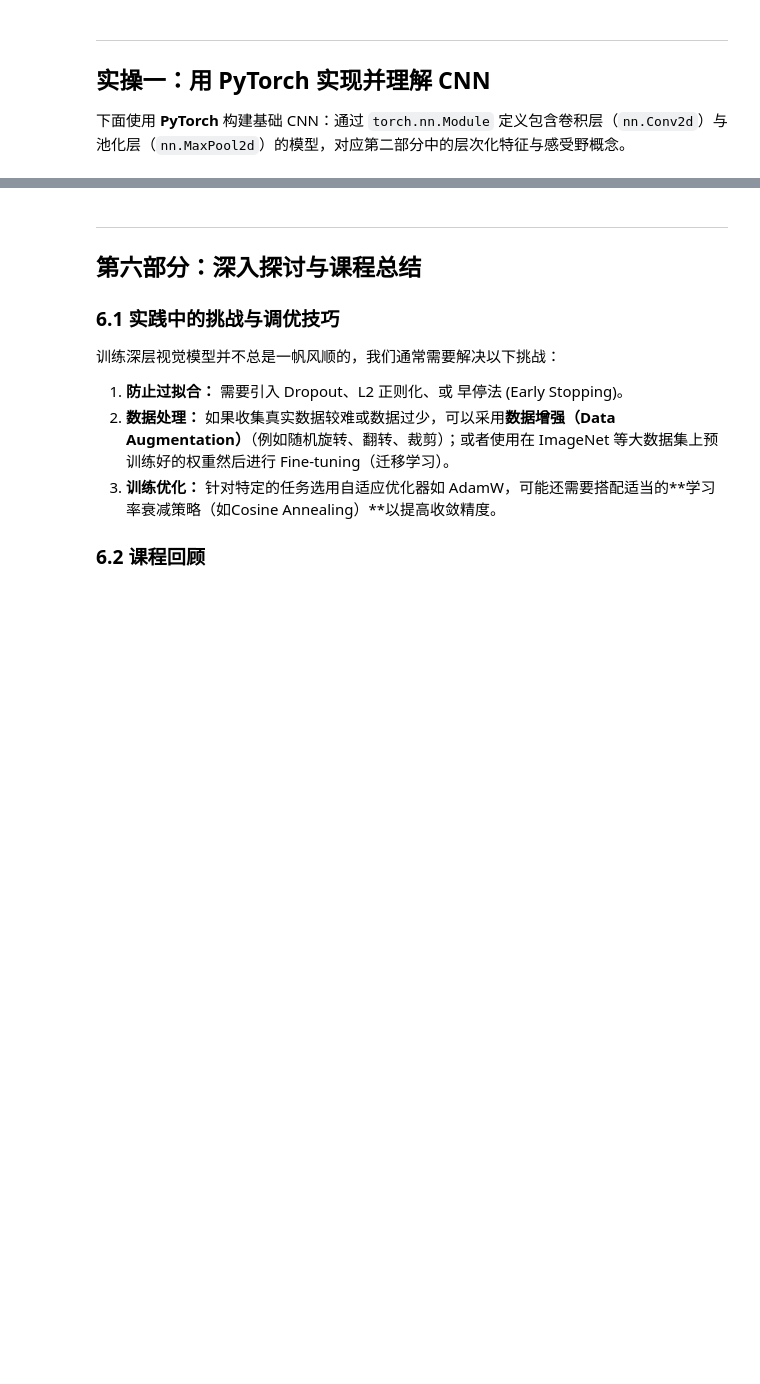
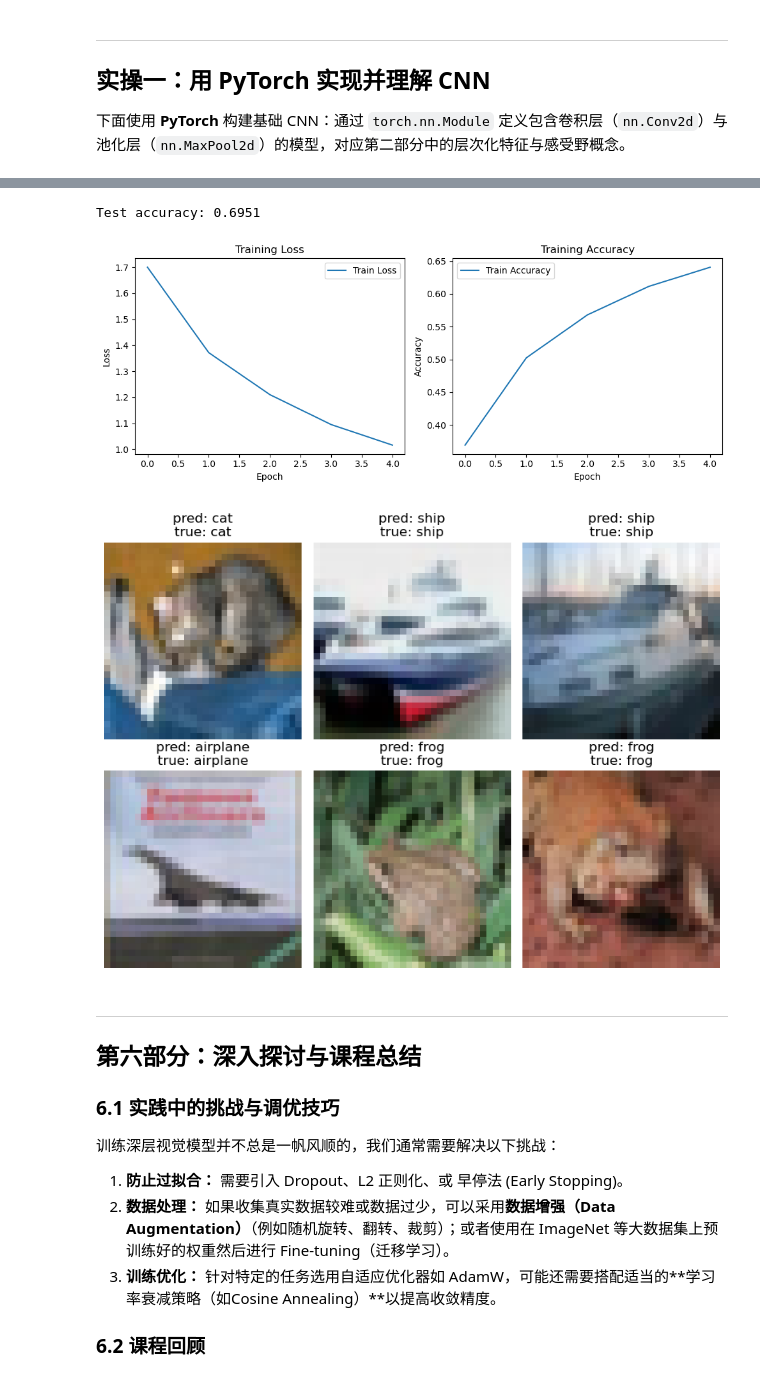
Before and after one commit to SII-mluyuan/deeplearning, a Jupyter notebook: class2/content.ipynb, the cells around one changed output, grey strips where cells are left out. Drawn from its saved outputs; the diff is of its cells as text; code cells hidden in the pictures; blank space fills up the shorter version.

```diff
--- a/class2/content.ipynb
+++ b/class2/content.ipynb
@@ -313,0 +277,7 @@ for i, label in enumerate(predicted_labels):
+# %%
+# ========== 2. 构建 CNN 模型（复用上面的 SimpleCNN） ==========
+device = torch.device("cuda" if torch.cuda.is_available() else "cpu")
+print("使用设备:", device)
+
+model = SimpleCNN(num_classes=10).to(device)
+print(model)
@@ -314,3 +342,62 @@ for i, label in enumerate(predicted_labels):
+# %%
+# ========== 4. Evaluation on test set & curves ==========
+
+# Evaluation
+model.eval()
+correct, total = 0, 0
+with torch.no_grad():
+    for images, labels in testloader:
+        images, labels = images.to(device), labels.to(device)
+        outputs = model(images)
+        _, predicted = outputs.max(1)
+        total += labels.size(0)
+        correct += predicted.eq(labels).sum().item()
+
+test_acc = correct / total
+print(f"Test accuracy: {test_acc:.4f}")
+
+# Visualize training loss and accuracy
+plt.figure(figsize=(10, 4))
+plt.subplot(1, 2, 1)
+plt.plot(train_losses, label='Train Loss')
+plt.xlabel('Epoch')
+plt.ylabel('Loss')
+plt.legend()
+plt.title('Training Loss')
+
+plt.subplot(1, 2, 2)
+plt.plot(train_accs, label='Train Accuracy')
+plt.xlabel('Epoch')
+plt.ylabel('Accuracy')
+plt.legend()
+plt.title('Training Accuracy')
+
+plt.tight_layout()
+plt.show()
+
+# ========== 5. Visualize some predictions ==========
+
+import itertools
+
+model.eval()
+images, labels = next(iter(testloader))
+images, labels = images.to(device), labels.to(device)
+outputs = model(images)
+_, predicted = outputs.max(1)
+
+plt.figure(figsize=(8, 6))
+for i in range(6):
+    plt.subplot(2, 3, i+1)
+    img = images[i].cpu().permute(1, 2, 0).numpy()
+    plt.imshow(img)
+    plt.axis('off')
+    plt.title(f"pred: {classes[predicted[i]]}\ntrue: {classes[labels[i]]}")
+plt.tight_layout()
+plt.show()
+# %% [output]
+Test accuracy: 0.6951
+[figure, added]
+[figure, added]
 # %% [markdown]
 ---
 ## 第六部分：深入探讨与课程总结
```
Also changed, not shown: parts of 15 cells of this notebook, 1 other file.
